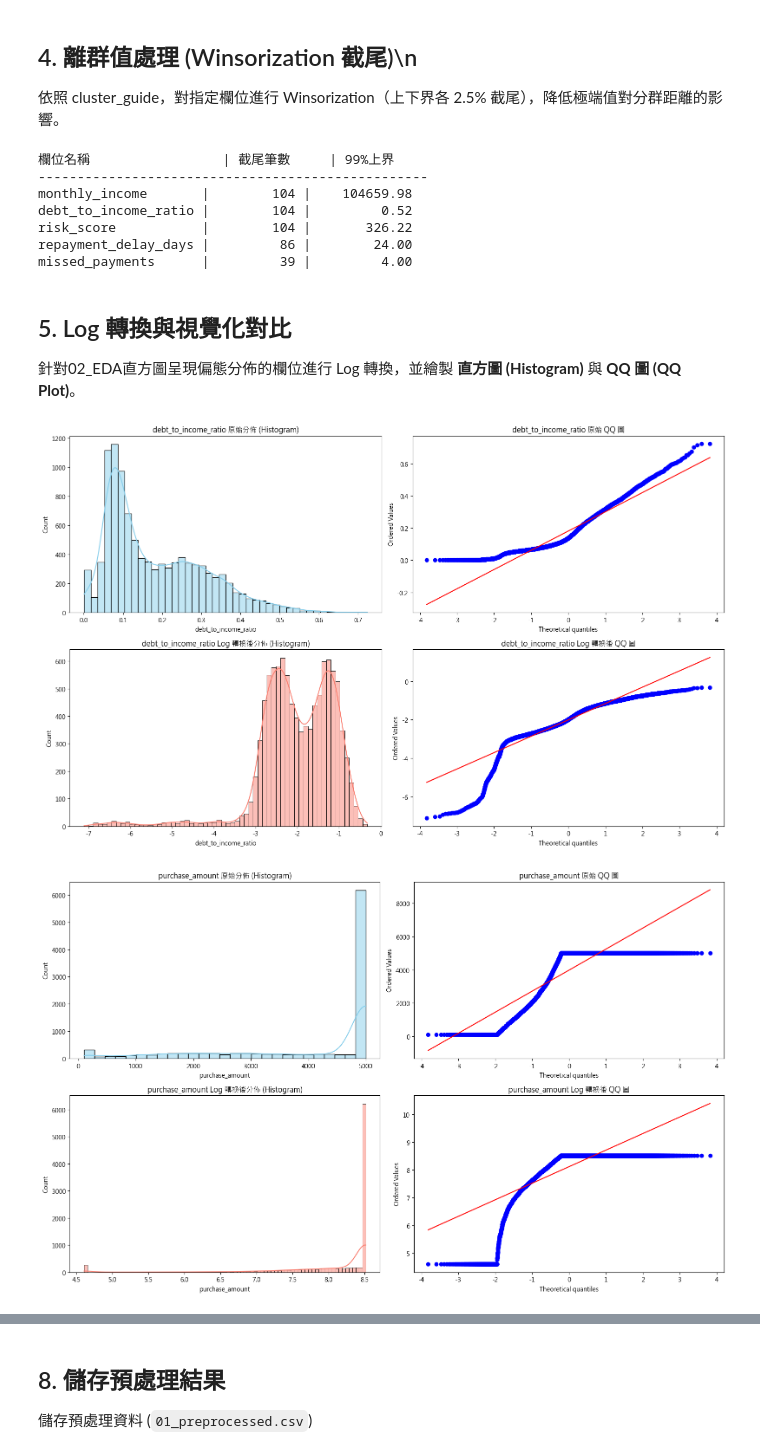
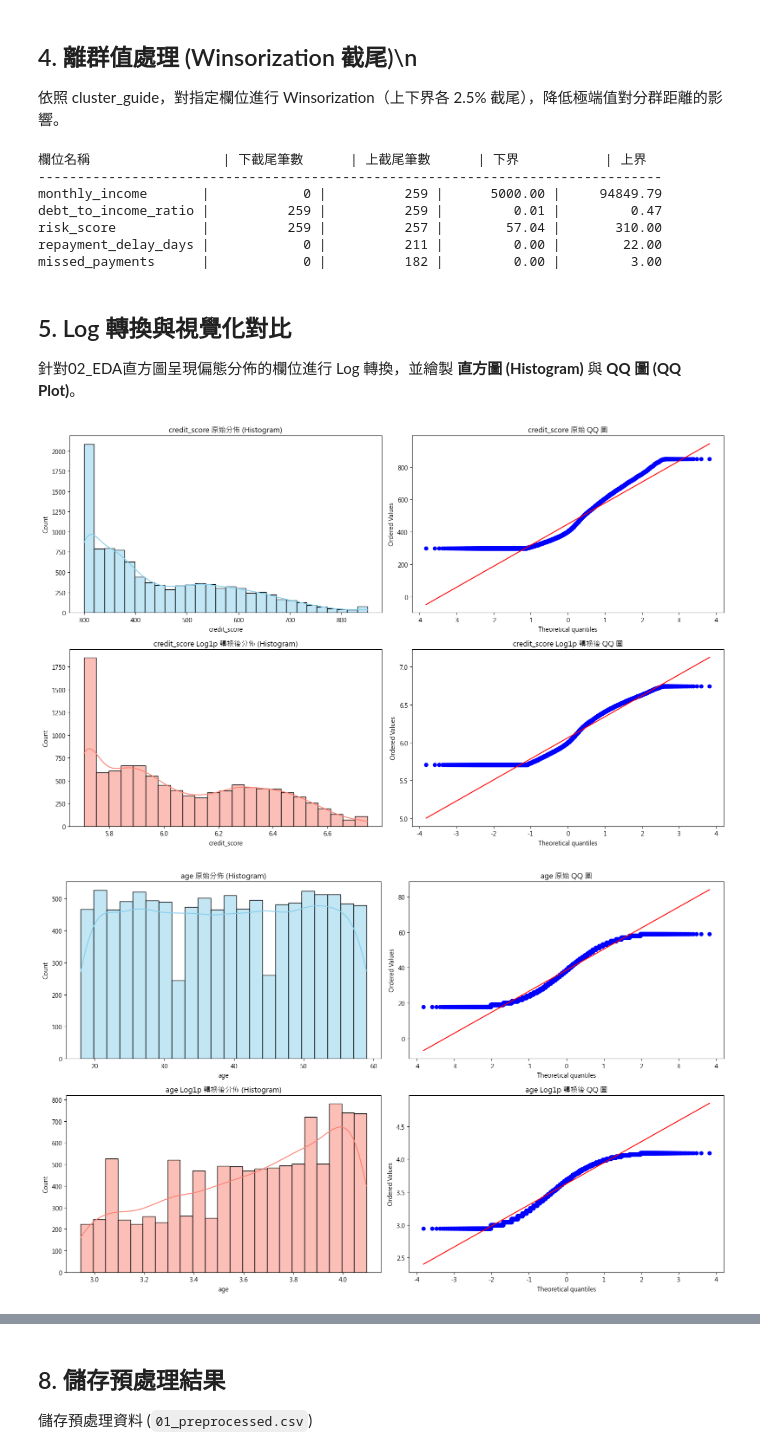
Before and after one commit to BobbleUnderBox/DataMiningG1FinalProject, a Jupyter notebook: notebooks/01_data_preprocessing.ipynb, the cells around one changed output, grey strips where cells are left out. Saved outputs shown, nothing was run; the diff lists cells and outputs as text; code cells hidden in the pictures.

```diff
--- a/notebooks/01_data_preprocessing.ipynb
+++ b/notebooks/01_data_preprocessing.ipynb
@@ -174,13 +176,22 @@ if 'transaction_date' in df.columns:
 將變數分為類別型 (Categorical)、順序型 (Ordinal)、區間型 (Interval) 與比率型 (Ratio)。
 # %%
 data_types = {
-    'Categorical': ['employment_type', 'product_category', 'location', 'default_flag', 'transaction_is_weekend'],
+    'Categorical': ['employment_type', 'product_category', 'location', 'default_flag'],
     'Ordinal': ['customer_segment'],
-    'Interval': ['credit_score', 'transaction_date', 'transaction_year', 'transaction_month_sin', 'transaction_month_cos', 'transaction_day_sin', 'transaction_day_cos', 'transaction_dayofweek_sin', 'transaction_dayofweek_cos'],
+    'Interval': ['credit_score'],
     'Ratio': ['age', 'monthly_income', 'purchase_amount', 'bnpl_installments',
               'repayment_delay_days', 'missed_payments', 'app_usage_frequency',
               'debt_to_income_ratio', 'risk_score']
 }
+
+process_ways = {
+    'One-Hot': ['employment_type', 'product_category', 'location', 'default_flag'],
+    'Ordinal': ['customer_segment'],
+    'Log': ['credit_score', 'age', 'monthly_income', 'purchase_amount','repayment_delay_days', 'app_usage_frequency', 'debt_to_income_ratio'],
+    'Z-Score': ['risk_score'],
+    'winsor_columns': ['monthly_income', 'debt_to_income_ratio', 'risk_score', 'repayment_delay_days', 'missed_payments'],
+    'No-Process':['bnpl_installments']
+}
 print("✅ 變數分類完成")
 # %% [output]
 ✅ 變數分類完成
@@ -208,68 +219,57 @@ def handle_outliers_winsorization(data, columns, lower_quantile=0.025, upper_qua
     return df_clean
 
 # 依據 cluster_guide 指定需做截尾的欄位
-winsor_columns = ['monthly_income', 'debt_to_income_ratio', 'risk_score', 'repayment_delay_days', 'missed_payments']
+winsor_columns = process_ways['winsor_columns']
 
 df = handle_outliers_winsorization(df, winsor_columns, lower_quantile=0.025, upper_quantile=0.975)
 # %% [output]
-欄位名稱                 | 截尾筆數     | 99%上界
---------------------------------------------------
-monthly_income       |        104 |    104659.98
-debt_to_income_ratio |        104 |         0.52
-risk_score           |        104 |       326.22
-repayment_delay_days |         86 |        24.00
-missed_payments      |         39 |         4.00
+欄位名稱                 | 下截尾筆數      | 上截尾筆數      | 下界           | 上界
+--------------------------------------------------------------------------------
+monthly_income       |            0 |          259 |      5000.00 |     94849.79
+debt_to_income_ratio |          259 |          259 |         0.01 |         0.47
+risk_score           |          259 |          257 |        57.04 |       310.00
+repayment_delay_days |            0 |          211 |         0.00 |        22.00
+missed_payments      |            0 |          182 |         0.00 |         3.00
 # %% [markdown]
 ## 5. Log 轉換與視覺化對比
 針對02_EDA直方圖呈現偏態分佈的欄位進行 Log 轉換，並繪製 **直方圖 (Histogram)** 與 **QQ 圖 (QQ Plot)**。
 # %%
-def plot_log_comparison(data, column, use_log1p=False):
+def plot_log_comparison(data, column):
     fig, axes = plt.subplots(2, 2, figsize=(16, 10))
-    transform_name = "Log1p" if use_log1p else "Log"
+    transform_name = "Log1p"
 
     # 轉換前 - 直方圖
     sns.histplot(data[column], kde=True, ax=axes[0, 0], color='skyblue')
     axes[0, 0].set_title(f'{column} 原始分佈 (Histogram)')
 
     # 轉換前 - QQ 圖
     stats.probplot(data[column], dist="norm", plot=axes[0, 1])
     axes[0, 1].set_title(f'{column} 原始 QQ 圖')
 
     # 執行轉換
-    if use_log1p:
-        transformed = np.log1p(data[column])
-    else:
-        if (data[column] <= 0).any():
-            transformed = np.log1p(data[column])
-            transform_name = "Log1p"
-        else:
-            transformed = np.log(data[column])
-
+    transformed = np.log1p(data[column])
     new_col_name = f"{column}_{transform_name.lower()}"
     data[new_col_name] = transformed
 
     # 轉換後 - 直方圖
     sns.histplot(transformed, kde=True, ax=axes[1, 0], color='salmon')
     axes[1, 0].set_title(f'{column} {transform_name} 轉換後分佈 (Histogram)')
 
     # 轉換後 - QQ 圖
     stats.probplot(transformed, dist="norm", plot=axes[1, 1])
     axes[1, 1].set_title(f'{column} {transform_name} 轉換後 QQ 圖')
 
     plt.tight_layout()
     plt.show()
+    data = data.drop(columns=[column])
     return data
 
 # 僅針對明顯右偏的變數進行 Log 轉換
 # risk_score 已接近正態分佈，無需轉換
-log_targets = ['debt_to_income_ratio', 'purchase_amount', 'monthly_income']
-log1p_targets = ['missed_payments', 'repayment_delay_days']
+log_targets = process_ways['Log']
 
 for col in log_targets:
-    df = plot_log_comparison(df, col, use_log1p=False)
-
-for col in log1p_targets:
-    df = plot_log_comparison(df, col, use_log1p=True)
+    df = plot_log_comparison(df, col)
 # %% [output]
-[figure, old version]
+[figure, new version]
-[figure, old version]
+[figure, new version]
```
Also changed, not shown: parts of 9 cells of this notebook, 5 other files.
